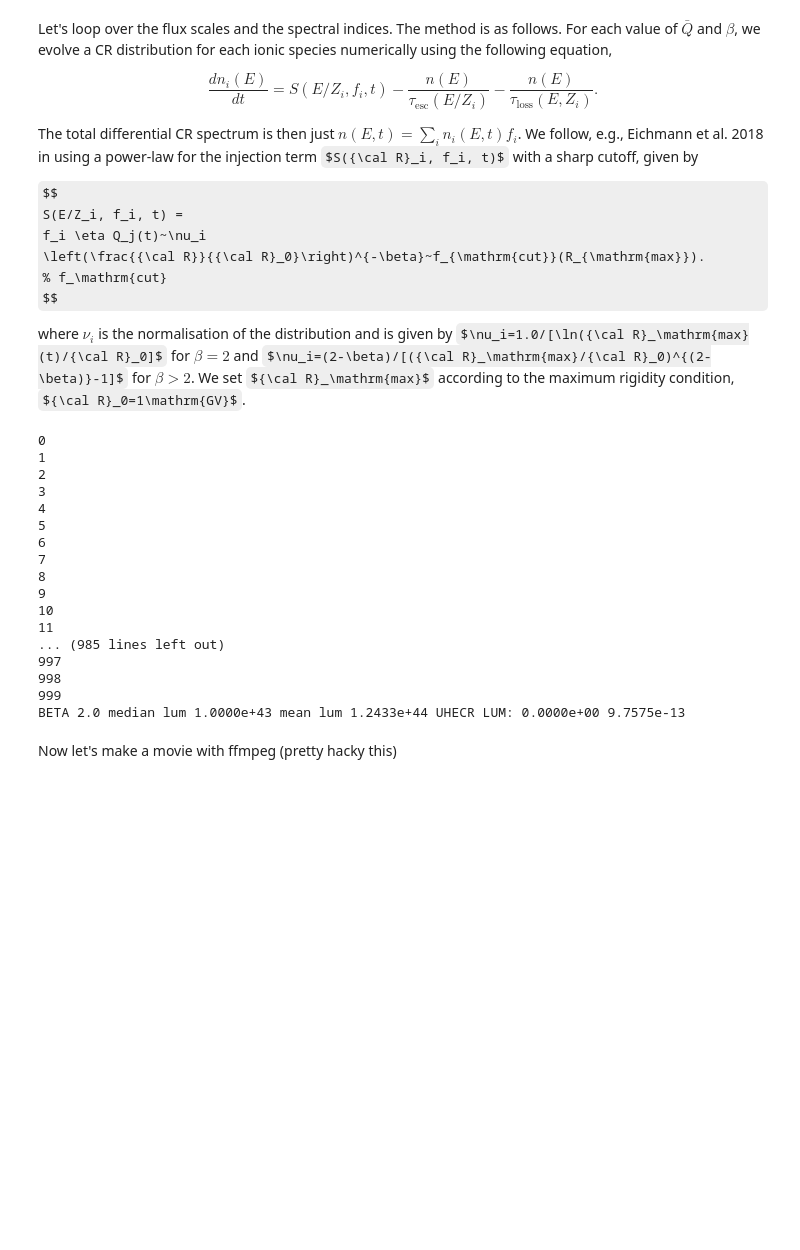
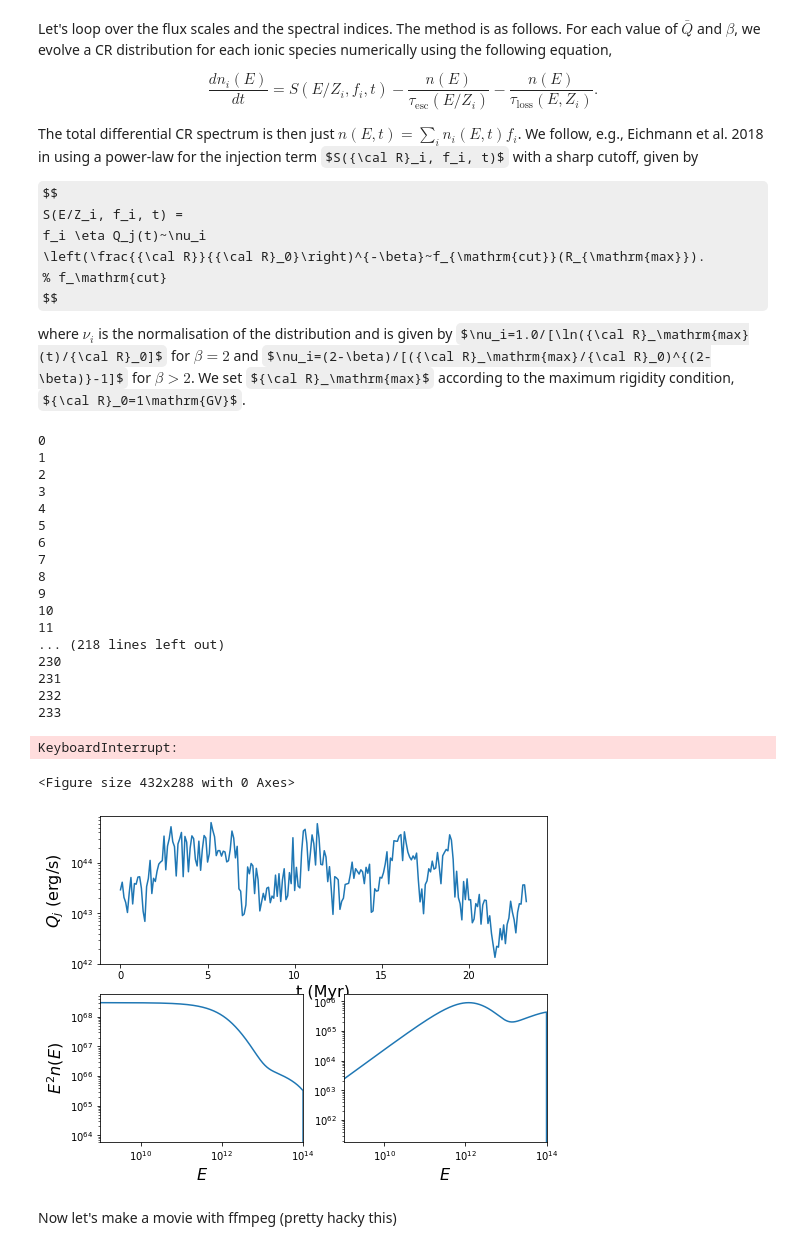
Before and after one commit to jhmatthews/CR-Variable-Jet, a Jupyter notebook: sync.ipynb, the cells around one changed output. Drawn from its saved outputs; the diff is of its cells as text; code cells hidden in the pictures; some formulas as TeX source; blank space fills up the shorter version.

```diff
--- a/sync.ipynb
+++ b/sync.ipynb
@@ -106,6 +108,9 @@ $$
 
 where $\nu_i$ is the normalisation of the distribution and is given by $\nu_i=1.0/[\ln({\cal R}_\mathrm{max}(t)/{\cal R}_0]$ for $\beta=2$ and $\nu_i=(2-\beta)/[({\cal R}_\mathrm{max}/{\cal R}_0)^{(2-\beta)}-1]$ for $\beta > 2$.  We set ${\cal R}_\mathrm{max}$ according to the maximum rigidity condition, ${\cal R}_0=1\mathrm{GV}$.
 # %%
+# do you want to plot everything?
+plot_all = True
+
 for i_flux, flux_scale in enumerate(flux_scales):
 
     # normalise the light curve
@@ -131,9 +136,6 @@ for i_flux, flux_scale in enumerate(flux_scales):
         # arrays to store the stored and escaping CRs for every time bin and every ion
         ncr_time = np.zeros( (len(z_elem),len(flux),len(energies)) )
         escaping_time = np.zeros( (len(z_elem),len(flux),len(energies)) )
-
-        # do you want to plot everything?
-        plot_all = False
 
         # R0 is the injection rigidity, let's use 10 Mev
         R0 = 1e7
@@ -221,38 +223,41 @@ for i_flux, flux_scale in enumerate(flux_scales):
                 os.system("mkdir electron_spectra/beta{:.1f}q{:.1f}".format(BETA, np.log10(flux_scale)))
                 plt.savefig("electron_spectra/beta{:.1f}q{:.1f}/spectra{:03d}.png".format(BETA, np.log10(flux_scale), i))
                 plt.close("all")
 
         np.save("electron_array_saves/escaping_beta{:.1f}q{:.1f}.npy".format(BETA, np.log10(flux_scale)), escaping_time)
         np.save("electron_array_saves/ncr_beta{:.1f}q{:.1f}.npy".format(BETA, np.log10(flux_scale)), ncr_time)
 
         # get approximate gamma ray luminosity around 10 GeV
         select = (energies > 1e10) * (energies < 2e10)
         my_lgamma = np.fabs(np.trapz(energies * EV2ERGS, energies*ncr[0]))
 
         # distance to Cen A
         distance = 3.7 * PARSEC * 1e6
         lgammas[i_flux,i_beta] = my_lgamma * 1e-4 * 4.5e-26 * 0.5 * C / 4.0 / PI / distance / distance
         lcrs[i_flux,i_beta] = lcr
 
         print ("BETA {:.1f} median lum {:8.4e} mean lum {:8.4e} UHECR LUM: {:8.4e} {:8.4e}".format(BETA, flux_scale, np.mean(flux), lcr, lgammas[i_flux,i_beta]))
 # %% [output]
 0
 1
 2
 3
 4
 5
 6
 7
 8
 9
 10
 11
-... (985 lines left out)
-997
-998
-999
-BETA 2.0 median lum 1.0000e+43 mean lum 1.2433e+44 UHECR LUM: 0.0000e+00 9.7575e-13
+... (218 lines left out)
+230
+231
+232
+233
+KeyboardInterrupt:
+<Figure size 432x288 with 0 Axes>
+[figure, added]
 # %% [markdown]
 Now let's make a movie with ffmpeg (pretty hacky this)
 # %%
```
Also changed, not shown: parts of 6 cells of this notebook, 4 other files.
